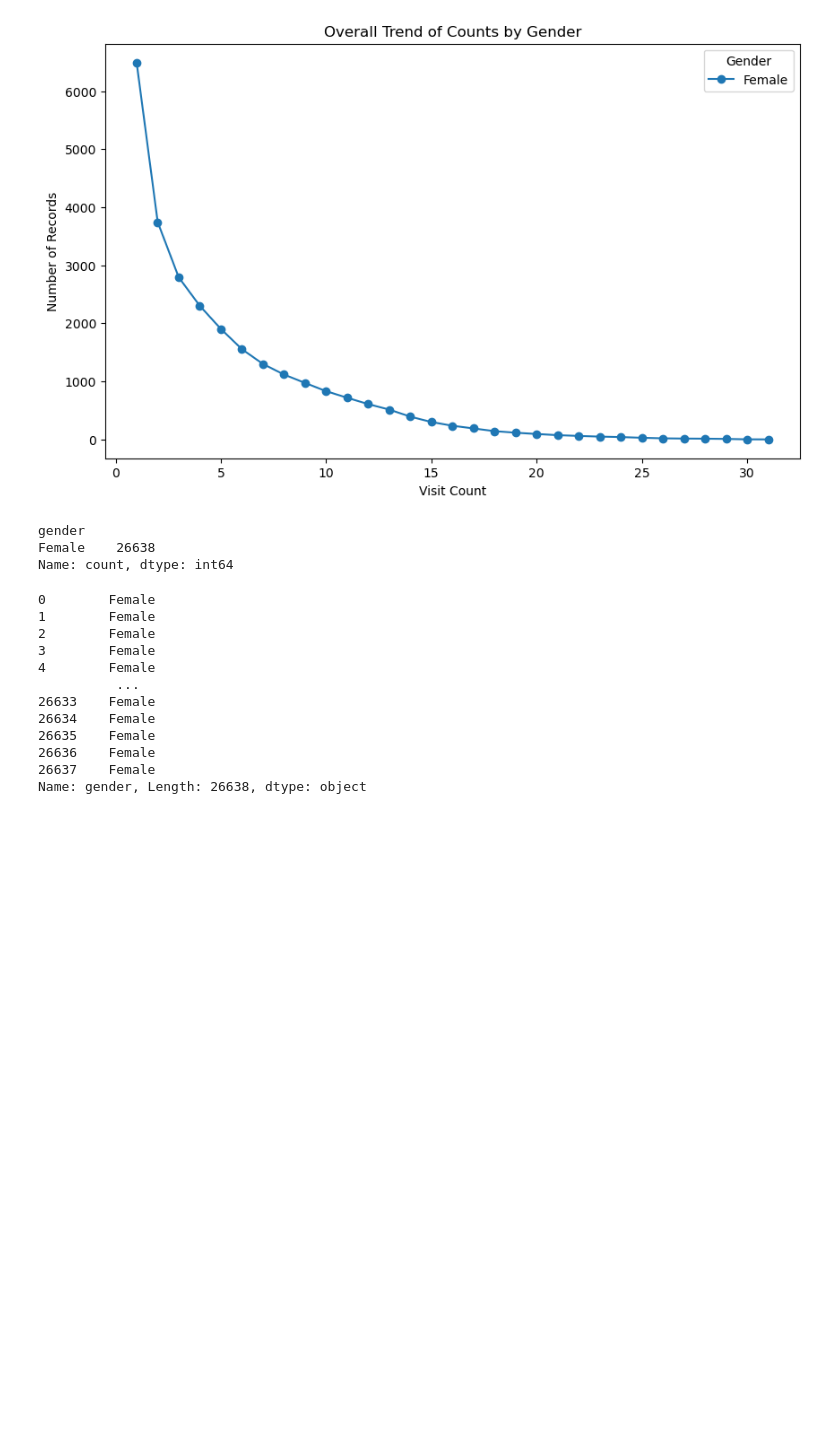
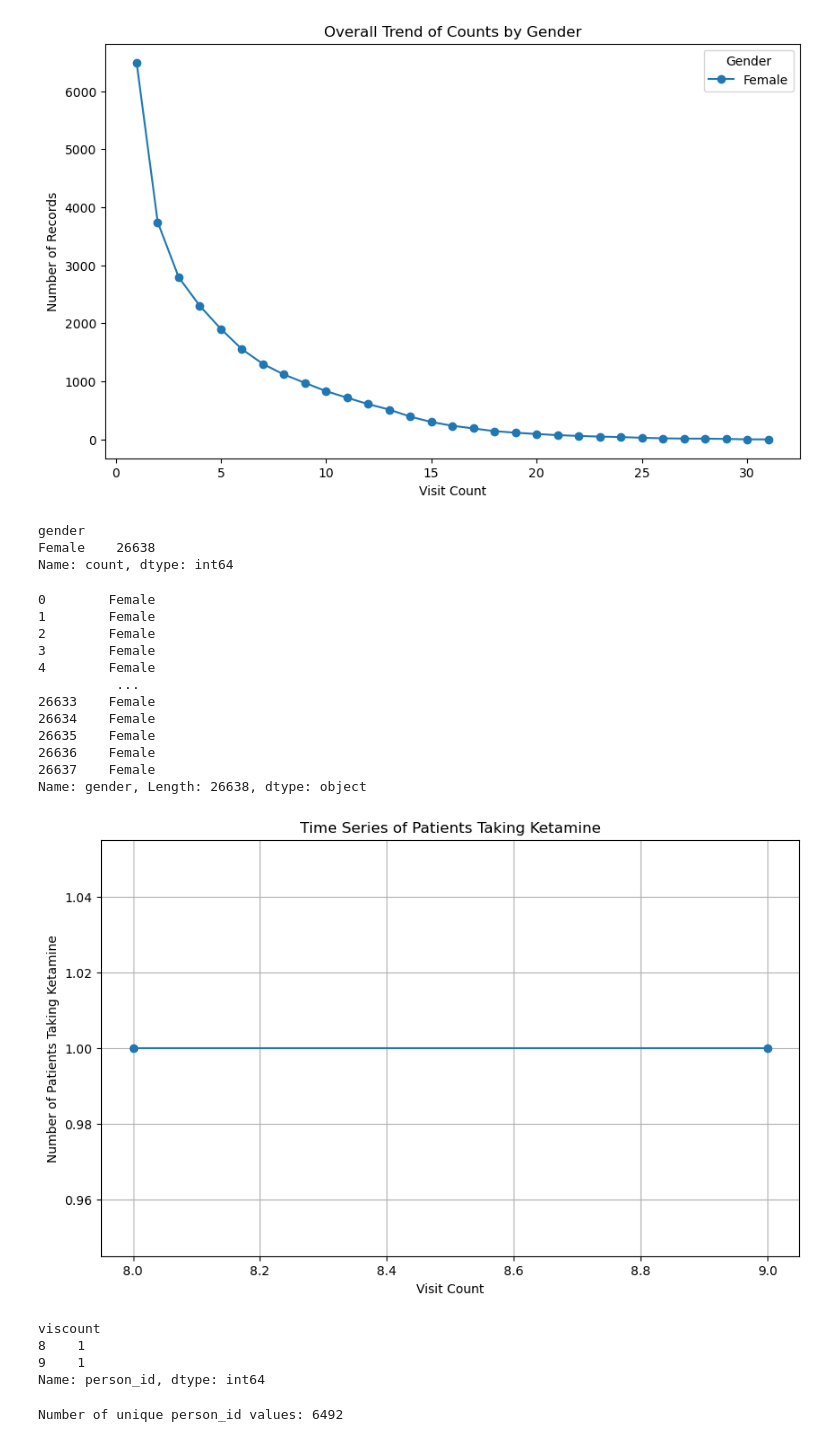
Before and after one commit to BernardoFL/PharmacyAlloc, a Jupyter notebook: eda.ipynb, the cells around one changed output. Saved outputs shown, nothing was run; the diff lists cells and outputs as text; code cells hidden in the pictures; blank space fills up the shorter version.

```diff
--- a/eda.ipynb
+++ b/eda.ipynb
@@ -198,3 +198,32 @@ data['gender']
 26636    Female
 26637    Female
 Name: gender, Length: 26638, dtype: object
+# %%
+# Filter rows where KETAMINE indicator is 1
+ketamine_data = data[data['KETAMINE'] == 1]
+
+# For each visit (assuming 'viscount' represents time), count unique patients taking ketamine
+ts_ketamine = ketamine_data.groupby('viscount')['person_id'].nunique()
+
+# Plot the time series
+plt.figure(figsize=(10,6))
+plt.plot(ts_ketamine.index, ts_ketamine.values, marker='o')
+plt.xlabel('Visit Count')
+plt.ylabel('Number of Patients Taking Ketamine')
+plt.title('Time Series of Patients Taking Ketamine')
+plt.grid(True)
+plt.show()
+
+# Display the time series values
+print(ts_ketamine)
+# %% [output]
+[figure, added]
+viscount
+8    1
+9    1
+Name: person_id, dtype: int64
+# %%
+unique_ids = data['person_id'].nunique()
+print("Number of unique person_id values:", unique_ids)
+# %% [output]
+Number of unique person_id values: 6492
```
Also changed, not shown: parts of 2 cells of this notebook, 13 other files.
